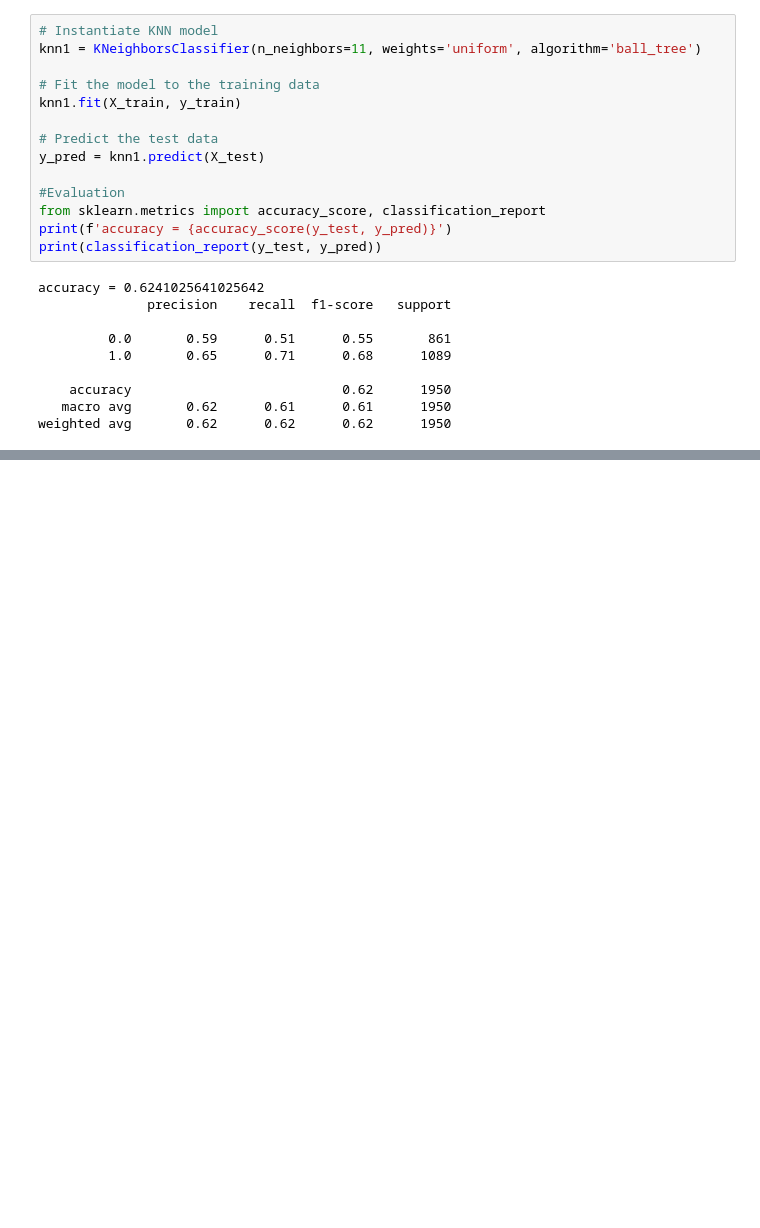
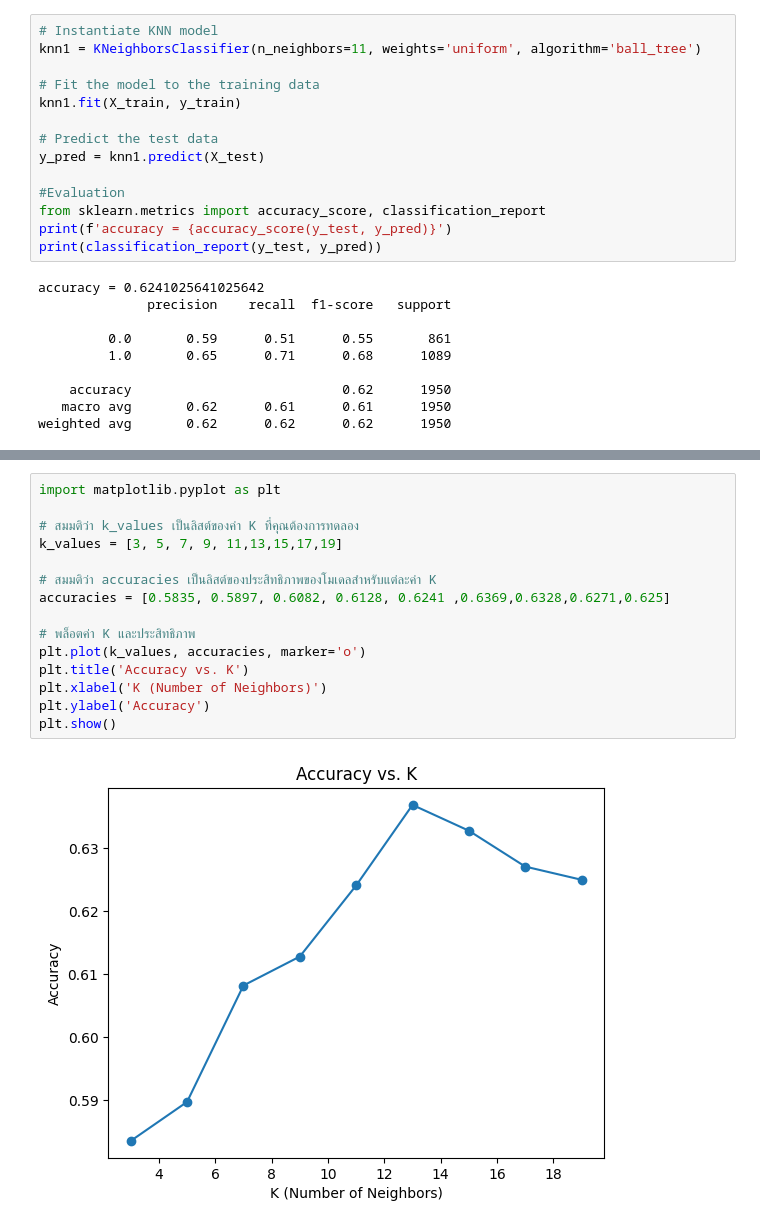
Before and after one commit to Tonry12/BSC_DPDM23, a Jupyter notebook: to.ipynb, the cells around one changed output, grey strips where cells are left out. Drawn from its saved outputs; the diff is of its cells as text; blank space fills up the shorter version.

```diff
--- a/to.ipynb
+++ b/to.ipynb
@@ -756,0 +985,17 @@ weighted avg       0.62      0.62      0.62      1950
+# %%
+import matplotlib.pyplot as plt
+
+# สมมติว่า k_values เป็นลิสต์ของค่า K ที่คุณต้องการทดลอง
+k_values = [3, 5, 7, 9, 11,13,15,17,19]
+
+# สมมติว่า accuracies เป็นลิสต์ของประสิทธิภาพของโมเดลสำหรับแต่ละค่า K
+accuracies = [0.5835, 0.5897, 0.6082, 0.6128, 0.6241 ,0.6369,0.6328,0.6271,0.625]
+
+# พล็อตค่า K และประสิทธิภาพ
+plt.plot(k_values, accuracies, marker='o')
+plt.title('Accuracy vs. K')
+plt.xlabel('K (Number of Neighbors)')
+plt.ylabel('Accuracy')
+plt.show()
+# %% [output]
+[figure, added]
```
Also changed, not shown: parts of 18 cells of this notebook.
